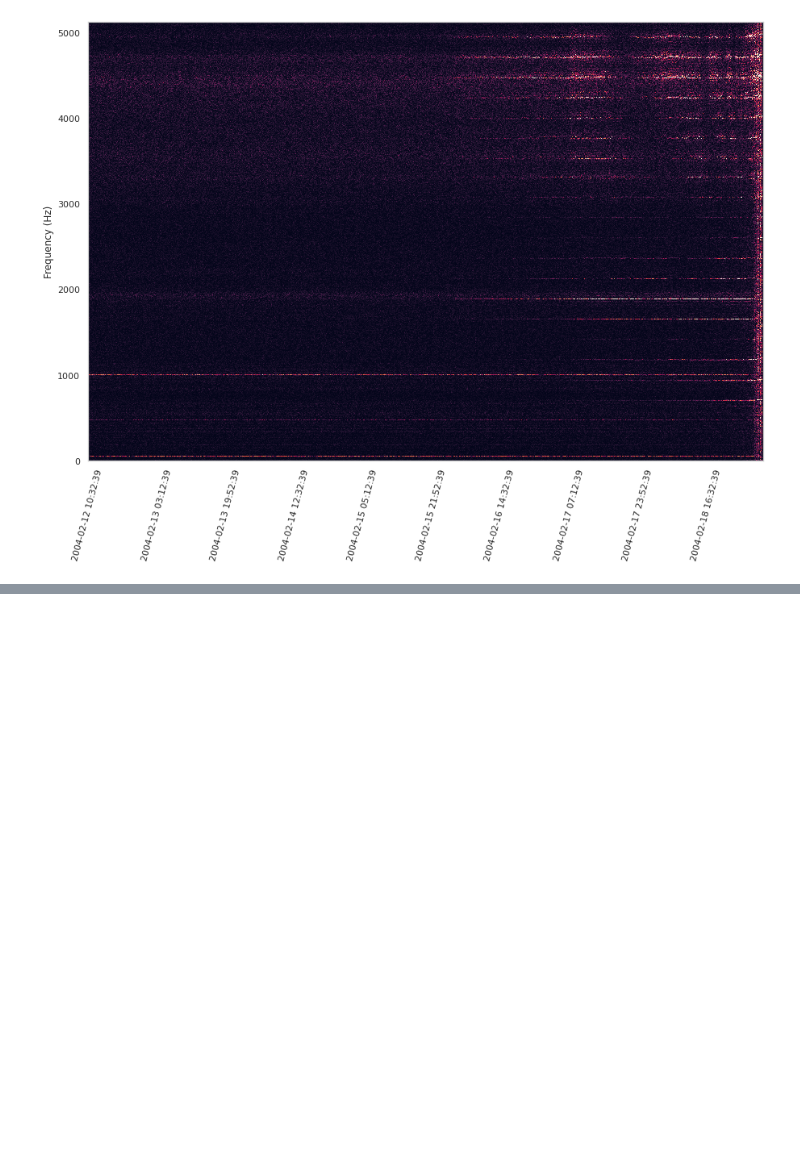
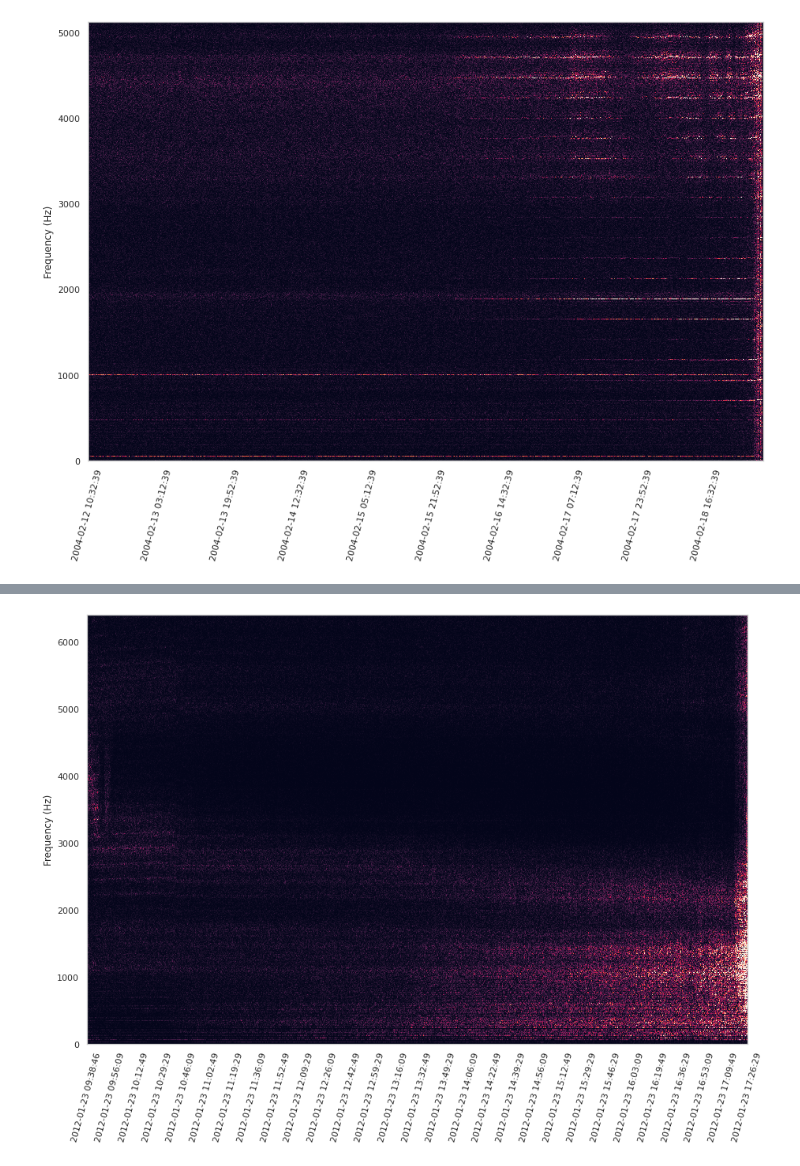
Before and after one commit to tvhahn/weibull-knowledge-informed-ml, a Jupyter notebook: example.ipynb, the cells around one changed output, grey strips where cells are left out. Cells and saved outputs as stored; diff of their text form; code cells hidden in the pictures; blank space fills up the shorter version.

```diff
--- a/example.ipynb
+++ b/example.ipynb
@@ -207,0 +251,18 @@ plt.show()
+# %%
+folder_raw_data_train = (folder_root / 'data/raw' / "FEMTO/Learning_set/")
+
+folder_indv_bearing = folder_raw_data_train / "Bearing1_1"
+date_dict = create_date_dict(folder_indv_bearing)
+df_spec, labels_dict = build_spectrogram_df_femto(folder_indv_bearing, date_dict, channel_name="acc_horz",)
+# %%
+fig, ax = plt.subplots(1, 1, figsize=(15, 10))
+
+plt.pcolormesh(df_spec.columns, df_spec.index, df_spec, vmax=0.2) # need to add a vmax so that the color is not all dark
+
+ax.set_ylabel("Frequency (Hz)")
+plt.xticks(df_spec.columns[::100]) # show every 100th date on x-axis ticks
+plt.xticks(rotation=75)
+
+plt.show()
+# %% [output]
+[figure, added]
```
Also changed, not shown: parts of 9 cells of this notebook.
